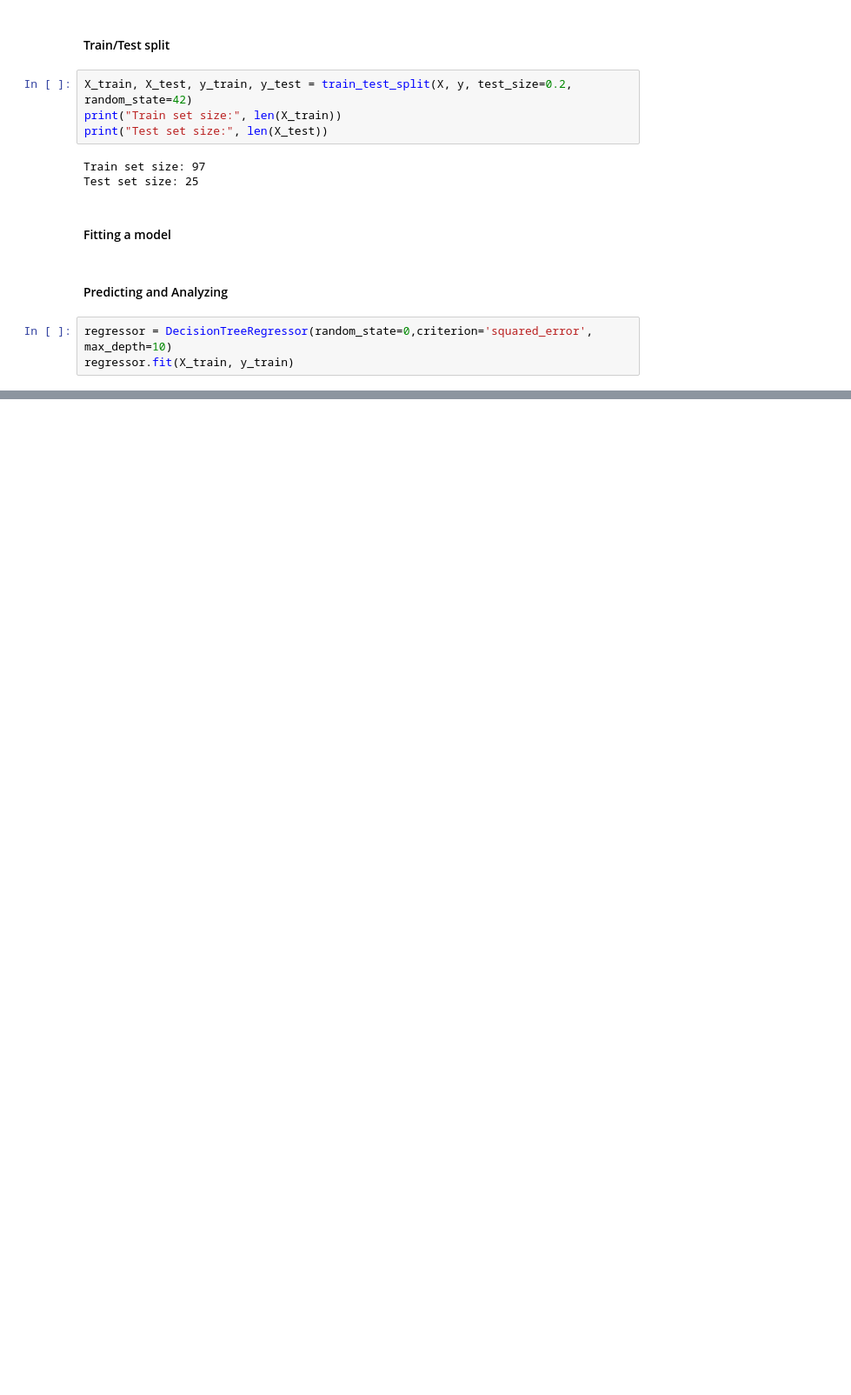
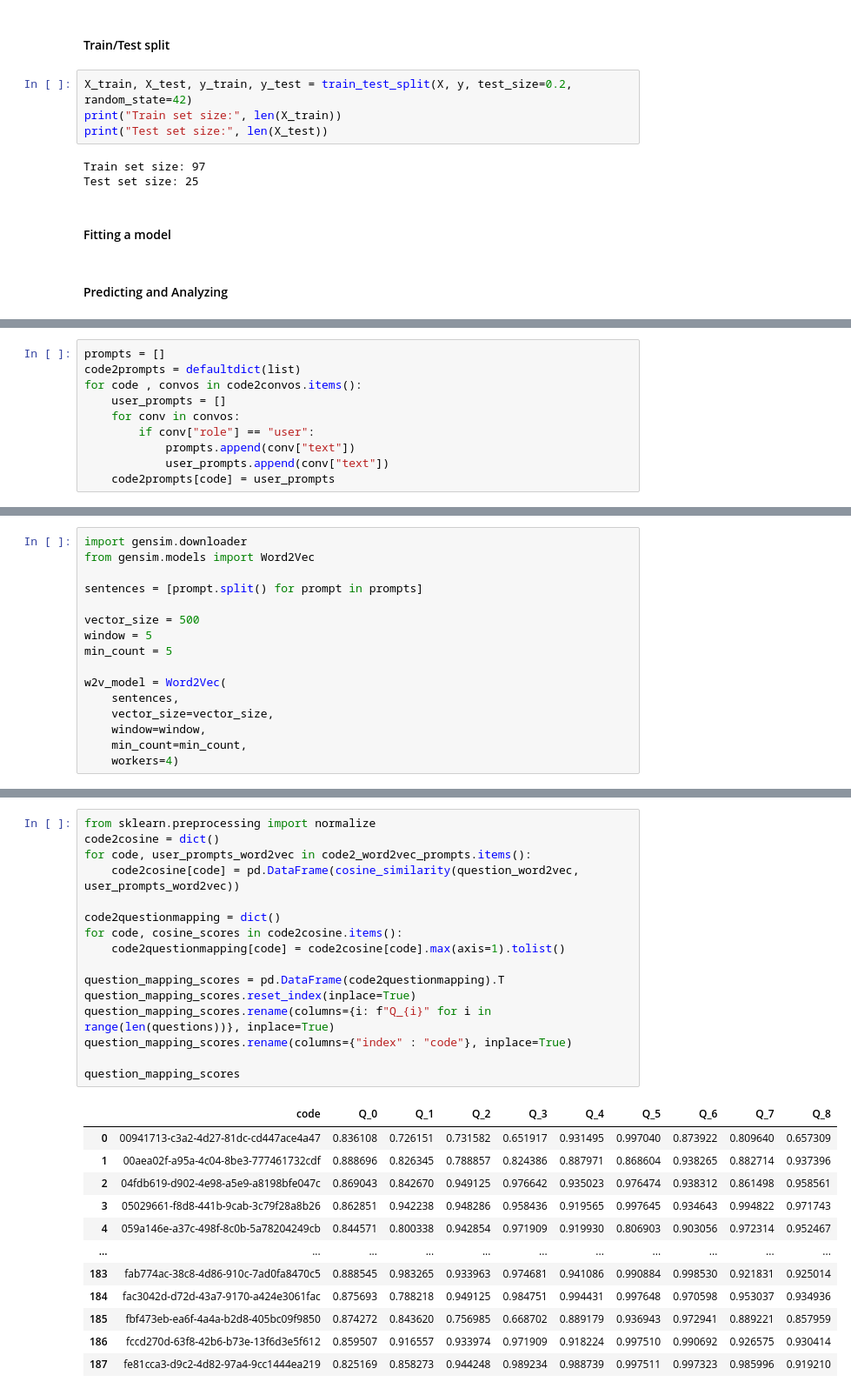
Before and after one commit to canturkmen/CS412-Project, a Jupyter notebook: CS412_Project.ipynb, the cells around one changed output, grey strips where cells are left out. Shown: that part at 87% size. Cells and saved outputs as stored; diff of their text form; blank space fills up the shorter version.

```diff
--- a/CS412_Project.ipynb
+++ b/CS412_Project.ipynb
@@ -595,6 +567,3 @@ Test set size: 25
 #### Fitting a model
 # %% [markdown]
 #### Predicting and Analyzing
-# %%
-regressor = DecisionTreeRegressor(random_state=0,criterion='squared_error', max_depth=10)
-regressor.fit(X_train, y_train)
@@ -715,0 +685,10 @@ Cross-Validation Scores: [288.81422949  85.61003719  62.72285495 567.40422319  4
+# %%
+prompts = []
+code2prompts = defaultdict(list)
+for code , convos in code2convos.items():
+    user_prompts = []
+    for conv in convos:
+        if conv["role"] == "user":
+            prompts.append(conv["text"])
+            user_prompts.append(conv["text"])
+    code2prompts[code] = user_prompts
@@ -715,0 +763,16 @@ Cross-Validation Scores: [288.81422949  85.61003719  62.72285495 567.40422319  4
+# %%
+import gensim.downloader
+from gensim.models import Word2Vec
+
+sentences = [prompt.split() for prompt in prompts]
+
+vector_size = 500
+window = 5
+min_count = 5
+
+w2v_model = Word2Vec(
+    sentences,
+    vector_size=vector_size,
+    window=window,
+    min_count=min_count,
+    workers=4)
@@ -715,0 +810,29 @@ Cross-Validation Scores: [288.81422949  85.61003719  62.72285495 567.40422319  4
+# %%
+from sklearn.preprocessing import normalize
+code2cosine = dict()
+for code, user_prompts_word2vec in code2_word2vec_prompts.items():
+    code2cosine[code] = pd.DataFrame(cosine_similarity(question_word2vec, user_prompts_word2vec))
+
+code2questionmapping = dict()
+for code, cosine_scores in code2cosine.items():
+    code2questionmapping[code] = code2cosine[code].max(axis=1).tolist()
+
+question_mapping_scores = pd.DataFrame(code2questionmapping).T
+question_mapping_scores.reset_index(inplace=True)
+question_mapping_scores.rename(columns={i: f"Q_{i}" for i in range(len(questions))}, inplace=True)
+question_mapping_scores.rename(columns={"index" : "code"}, inplace=True)
+
+question_mapping_scores
+# %% [output]
+|  | code | Q_0 | Q_1 | Q_2 | Q_3 | Q_4 | Q_5 | Q_6 | Q_7 | Q_8 |
+| 0 | 00941713-c3a2-4d27-81dc-cd447ace4a47 | 0.836108 | 0.726151 | 0.731582 | 0.651917 | 0.931495 | 0.997040 | 0.873922 | 0.809640 | 0.657309 |
+| 1 | 00aea02f-a95a-4c04-8be3-777461732cdf | 0.888696 | 0.826345 | 0.788857 | 0.824386 | 0.887971 | 0.868604 | 0.938265 | 0.882714 | 0.937396 |
+| 2 | 04fdb619-d902-4e98-a5e9-a8198bfe047c | 0.869043 | 0.842670 | 0.949125 | 0.976642 | 0.935023 | 0.976474 | 0.938312 | 0.861498 | 0.958561 |
+| 3 | 05029661-f8d8-441b-9cab-3c79f28a8b26 | 0.862851 | 0.942238 | 0.948286 | 0.958436 | 0.919565 | 0.997645 | 0.934643 | 0.994822 | 0.971743 |
+| 4 | 059a146e-a37c-498f-8c0b-5a78204249cb | 0.844571 | 0.800338 | 0.942854 | 0.971909 | 0.919930 | 0.806903 | 0.903056 | 0.972314 | 0.952467 |
+| ... | ... | ... | ... | ... | ... | ... | ... | ... | ... | ... |
+| 183 | fab774ac-38c8-4d86-910c-7ad0fa8470c5 | 0.888545 | 0.983265 | 0.933963 | 0.974681 | 0.941086 | 0.990884 | 0.998530 | 0.921831 | 0.925014 |
+| 184 | fac3042d-d72d-43a7-9170-a424e3061fac | 0.875693 | 0.788218 | 0.949125 | 0.984751 | 0.994431 | 0.997648 | 0.970598 | 0.953037 | 0.934936 |
+| 185 | fbf473eb-ea6f-4a4a-b2d8-405bc09f9850 | 0.874272 | 0.843620 | 0.756985 | 0.668702 | 0.889179 | 0.936943 | 0.972941 | 0.889221 | 0.857959 |
+| 186 | fccd270d-63f8-42b6-b73e-13f6d3e5f612 | 0.859507 | 0.916557 | 0.933974 | 0.971909 | 0.918224 | 0.997510 | 0.990692 | 0.926575 | 0.930414 |
+| 187 | fe81cca3-d9c2-4d82-97a4-9cc1444ea219 | 0.825169 | 0.858273 | 0.944248 | 0.989234 | 0.988739 | 0.997511 | 0.997323 | 0.985996 | 0.919210 |
```
Also changed, not shown: parts of 23 cells of this notebook.
